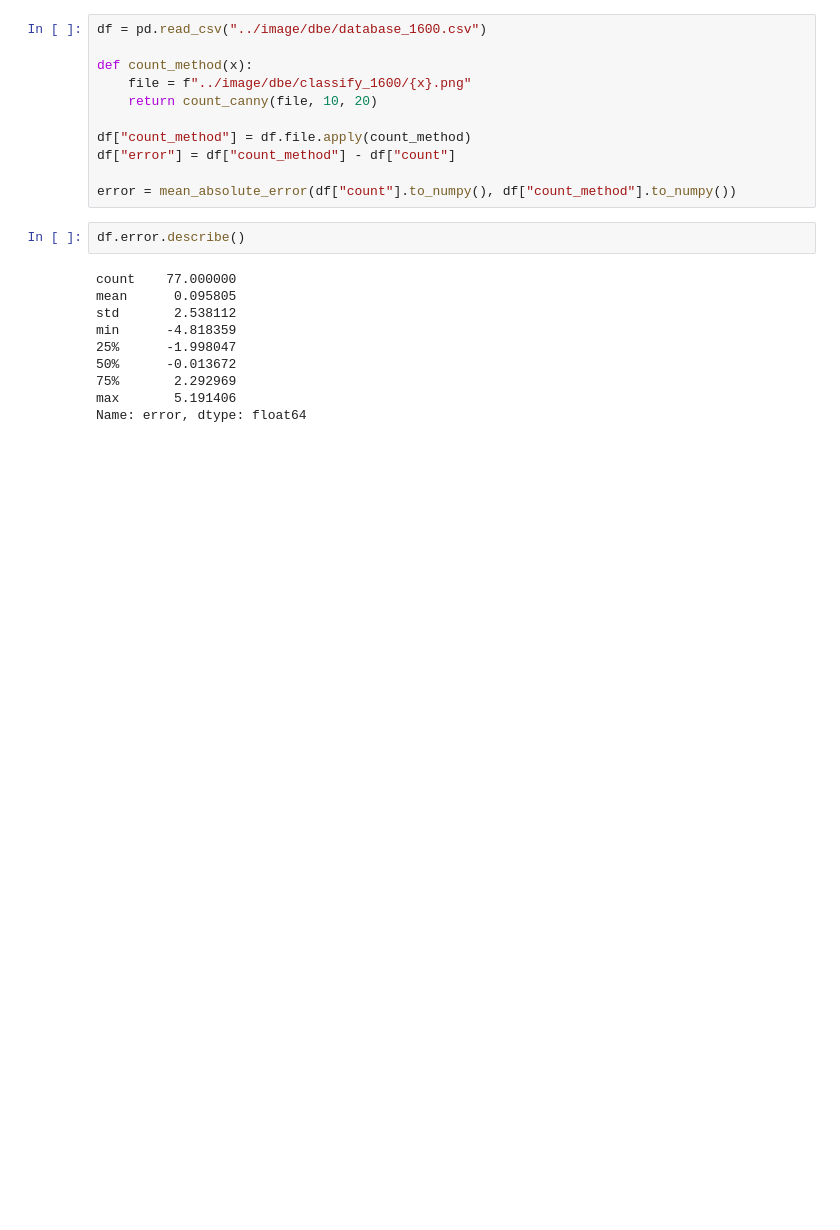
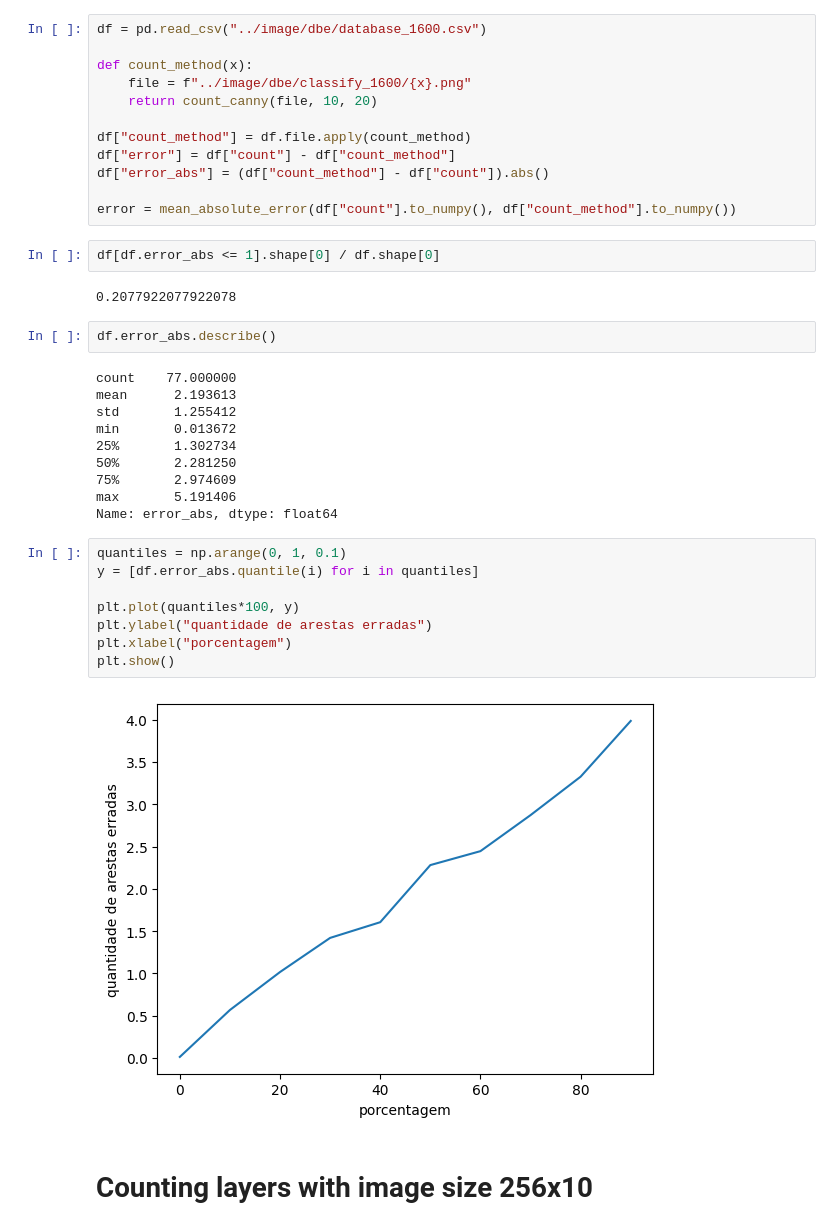
Before and after one commit to s2lola/speleothem, a Jupyter notebook: speleothem/edge_detector/metrics.ipynb, the cells around one changed output. Drawn from its saved outputs; the diff is of its cells as text; blank space fills up the shorter version.

```diff
--- a/speleothem/edge_detector/metrics.ipynb
+++ b/speleothem/edge_detector/metrics.ipynb
@@ -14,18 +18,35 @@ def count_method(x):
     return count_canny(file, 10, 20)
 
 df["count_method"] = df.file.apply(count_method)
-df["error"] = df["count_method"] - df["count"]
+df["error"] = df["count"] - df["count_method"]
+df["error_abs"] = (df["count_method"] - df["count"]).abs()
 
 error = mean_absolute_error(df["count"].to_numpy(), df["count_method"].to_numpy())
+# %%
+df[df.error_abs <= 1].shape[0] / df.shape[0]
+# %% [output]
+0.2077922077922078
 # %%
-df.error.describe()
+df.error_abs.describe()
 # %% [output]
 count    77.000000
-mean      0.095805
-std       2.538112
-min      -4.818359
-25%      -1.998047
-50%      -0.013672
-75%       2.292969
+mean      2.193613
+std       1.255412
+min       0.013672
+25%       1.302734
+50%       2.281250
+75%       2.974609
 max       5.191406
-Name: error, dtype: float64
+Name: error_abs, dtype: float64
+# %%
+quantiles = np.arange(0, 1, 0.1)
+y = [df.error_abs.quantile(i) for i in quantiles]
+
+plt.plot(quantiles*100, y)
+plt.ylabel("quantidade de arestas erradas")
+plt.xlabel("porcentagem")
+plt.show()
+# %% [output]
+[figure, added]
+# %% [markdown]
+# Counting layers with image size 256x10
```
Also changed, not shown: parts of 12 cells of this notebook, 3 other files.
